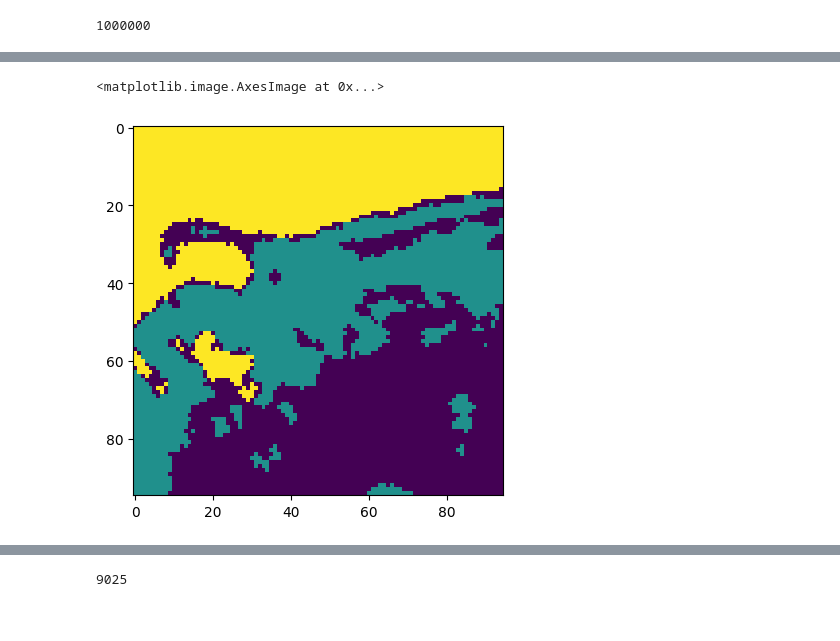
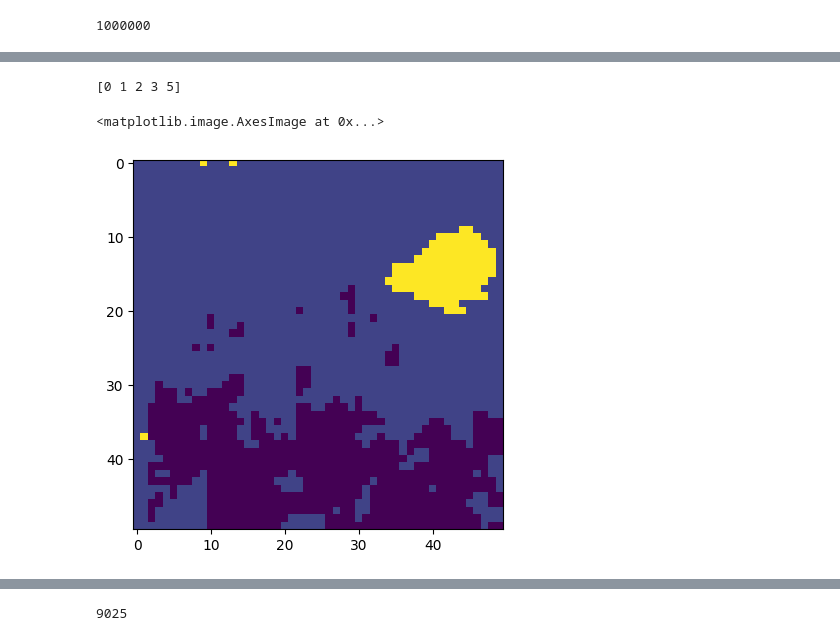
Before and after one commit to jonasroy/SVM_THESIS_PROJECT, a Jupyter notebook: Model/Model_Tree3.ipynb, the cells around one changed output, grey strips where cells are left out. Cells and saved outputs as stored; diff of their text form; code cells hidden in the pictures.

Commit message:
Almost Desion tree

```diff
--- a/Model/Model_Tree3.ipynb
+++ b/Model/Model_Tree3.ipynb
@@ -72,0 +63,4 @@ y = samson_labels.flatten()
+# %%
+d, l = subFrame(data, labels, 0, 50, 0, 50)
+# %%
+X, y = preprocesing_data(d, l)
@@ -101,0 +357,14 @@ plt.colorbar()
+# %%
+# 1) Spruce, 2) Pine , 3) Decidous (leaf), 4) Water, 5) Clouds, and 0) other
+#tb =   {0 : [[1,2,3], [0,5]], 1 : [[[1,2], [3]],[[0],[5]]] , 2 : [[[1],[2]], []]}
+tb = {0 : [[1,2,3,5], [0]], 1 : [[[5], [1,2,3]], []], 2 : [[[3], [1,2]],[]], 3 : [[[1], [2]], []]}
+
+
+svm = SVC(kernel="linear", C=1000)
+svm1 = SVC(kernel="linear", C=1000)
+svm2 = SVC(kernel="linear", C=1000)
+svm3 = SVC(kernel="linear", C=1000)
+
+sbm = {0: svm, 1 : [svm1,False], 2 : [svm2, False], 3: [svm3, False]}
+
+pl = SvmDesionTree(X,y,tb, sbm)
@@ -102,5 +394,9 @@ plt.colorbar()
+# %%
+print(classesInLabels(pl))
+# %% [output]
+[0 1 2 3 5]
 # %%
-plt.imshow(Xout.reshape((95,95)))
+plt.imshow(pl.reshape((50,50)))
 # %% [output]
 <matplotlib.image.AxesImage at 0x...>
-[figure, old version]
+[figure, new version]
```
Also changed, not shown: parts of 64 cells of this notebook, 1 other file.
